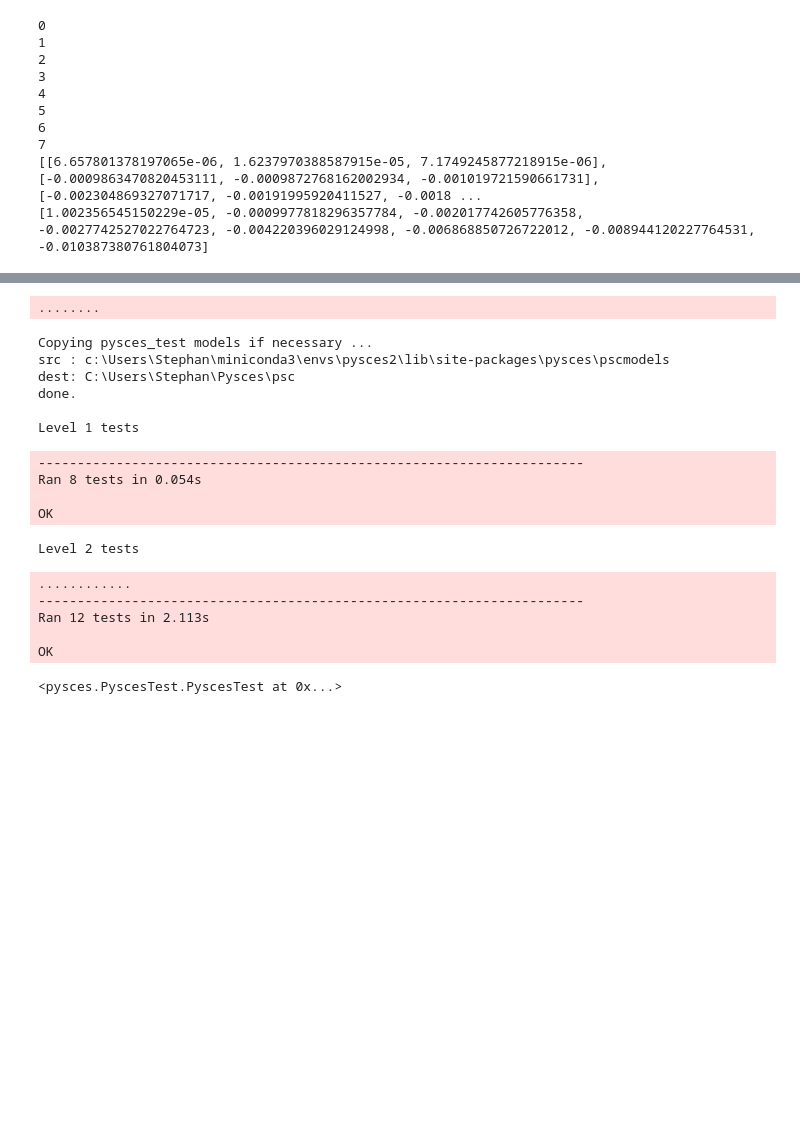
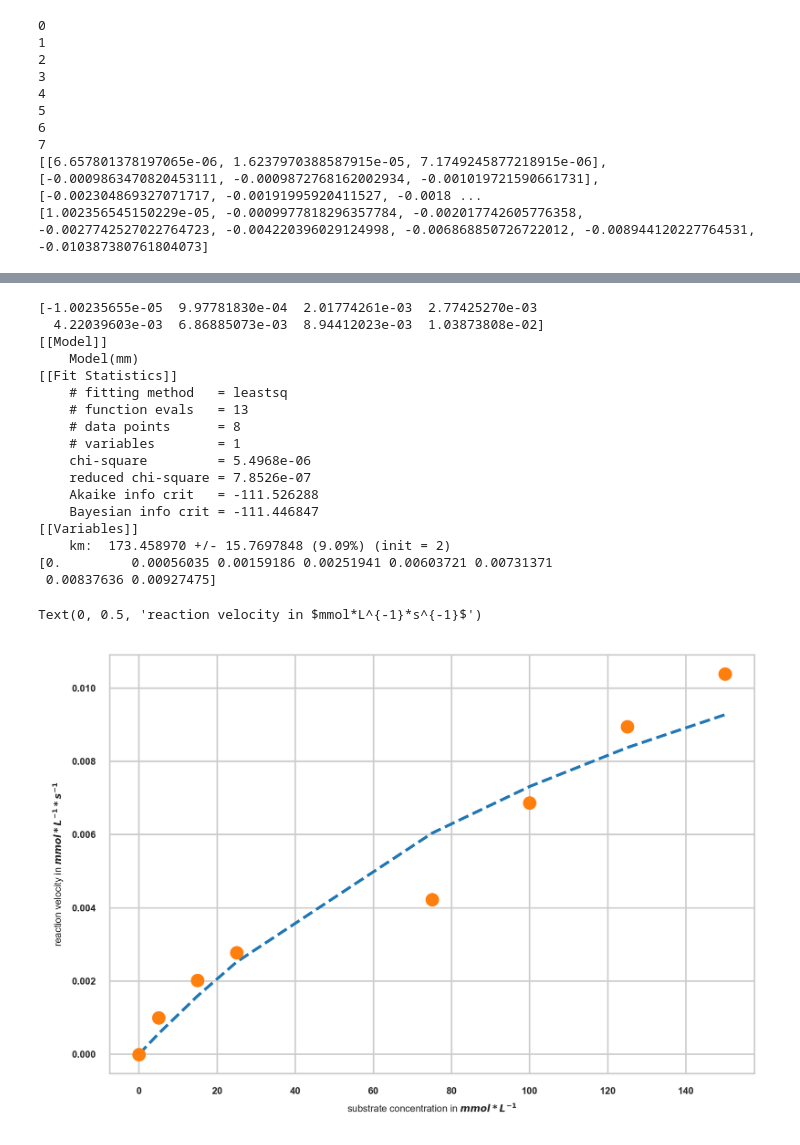
Before and after one commit to BioCatHub/bch_scenario_Alaric, a Jupyter notebook: Kinetics.ipynb, the cells around one changed output, grey strips where cells are left out. Cells and saved outputs as stored; diff of their text form; code cells hidden in the pictures; blank space fills up the shorter version.

Commit message:
Michaelis menten method implemented

```diff
--- a/Kinetics.ipynb
+++ b/Kinetics.ipynb
@@ -232,23 +198,51 @@ Image exported as "C:\Users\Stephan\Pysces\name.pngS.png"
-# %%
-import pysces
-
-pysces.test()
-# %% [output]
-........
-Copying pysces_test models if necessary ...
-src : c:\Users\Stephan\miniconda3\envs\pysces2\lib\site-packages\pysces\pscmodels
-dest: C:\Users\Stephan\Pysces\psc
-done.
-
-Level 1 tests
-----------------------------------------------------------------------
-Ran 8 tests in 0.054s
-
-OK
-Level 2 tests
-............
-----------------------------------------------------------------------
-Ran 12 tests in 2.113s
-
-OK
-<pysces.PyscesTest.PyscesTest at 0x...>
+# %%
+import lmfit
+
+reaction_velocity = slopes_positive
+print(reaction_velocity)
+concentrations = np.array(concentrations)
+
+def mm(s, km):
+    v = 0.02*s/(km+s)
+    return v
+
+model = lmfit.Model(mm)
+
+params = lmfit.Parameters()
+params.add('km', 2, min=0.000001, max=500)
+#params.add('vmax', 2, min=0.0000000001, max=100)
+
+solution = model.fit(reaction_velocity,params=params,s=concentrations)
+
+print(solution.fit_report())
+print(solution.best_fit)
+
+fitted_data = solution.best_fit
+
+
+fig, ax = plt.subplots()
+
+ax.plot(concentrations, fitted_data, linestyle="--")
+ax.plot(concentrations, reaction_velocity, linestyle="", marker="o")
+ax.set_xlabel("substrate concentration in $mmol*L^{-1}$")
+ax.set_ylabel("reaction velocity in $mmol*L^{-1}*s^{-1}$")
+# %% [output]
+[-1.00235655e-05  9.97781830e-04  2.01774261e-03  2.77425270e-03
+  4.22039603e-03  6.86885073e-03  8.94412023e-03  1.03873808e-02]
+[[Model]]
+    Model(mm)
+[[Fit Statistics]]
+    # fitting method   = leastsq
+    # function evals   = 13
+    # data points      = 8
+    # variables        = 1
+    chi-square         = 5.4968e-06
+    reduced chi-square = 7.8526e-07
+    Akaike info crit   = -111.526288
+    Bayesian info crit = -111.446847
+[[Variables]]
+    km:  173.458970 +/- 15.7697848 (9.09%) (init = 2)
+[0.         0.00056035 0.00159186 0.00251941 0.00603721 0.00731371
+ 0.00837636 0.00927475]
+Text(0, 0.5, 'reaction velocity in $mmol*L^{-1}*s^{-1}$')
+[figure, added]
```
Also changed, not shown: parts of 4 cells of this notebook, 8 other files.
